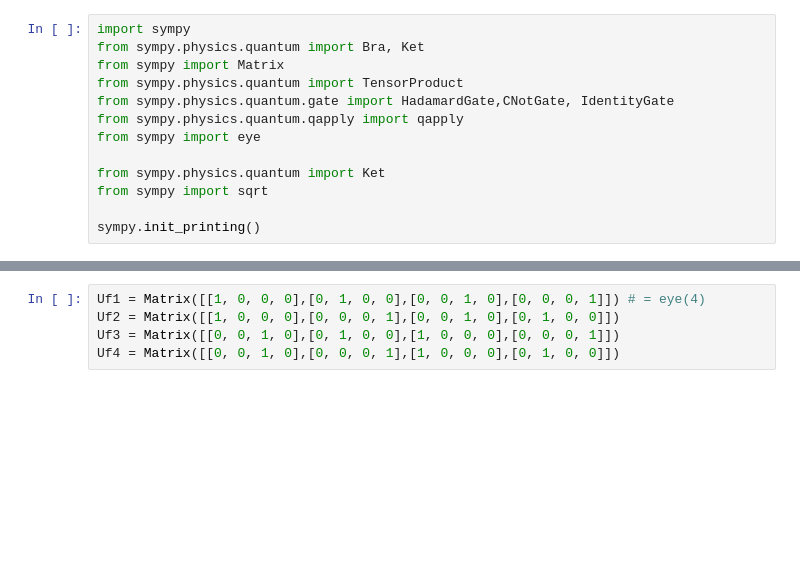
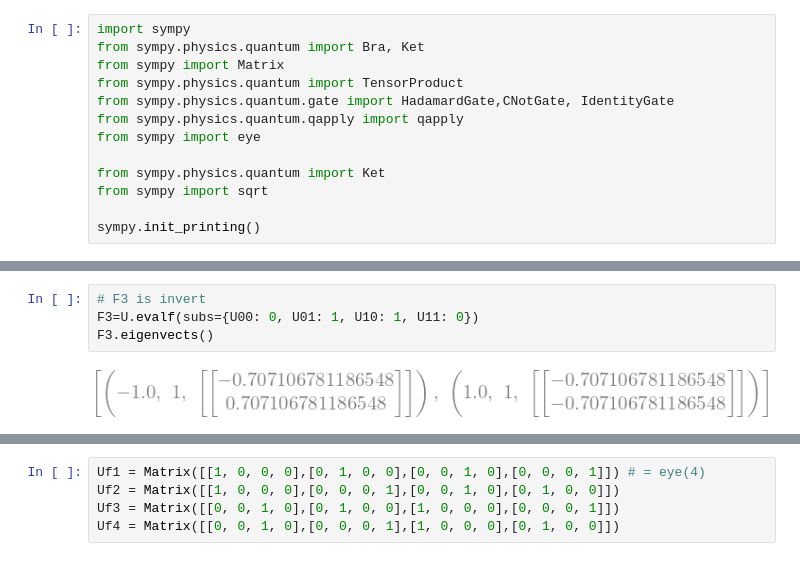
Before and after one commit to jbperin/hello-world, a Jupyter notebook: quantique/SpectralTheorem.ipynb, the cells around one changed output, grey strips where cells are left out. Saved outputs shown, nothing was run; the diff lists cells and outputs as text; blank space fills up the shorter version.

```diff
--- a/quantique/SpectralTheorem.ipynb
+++ b/quantique/SpectralTheorem.ipynb
@@ -19,0 +45,6 @@ U = Matrix([[U00, U01], [U10, U11]])
+# %%
+# F3 is invert
+F3=U.evalf(subs={U00: 0, U01: 1, U10: 1, U11: 0})
+F3.eigenvects()
+# %% [output]
+[figure, added]
```
Also changed, not shown: parts of 15 cells of this notebook, 4 other files.
